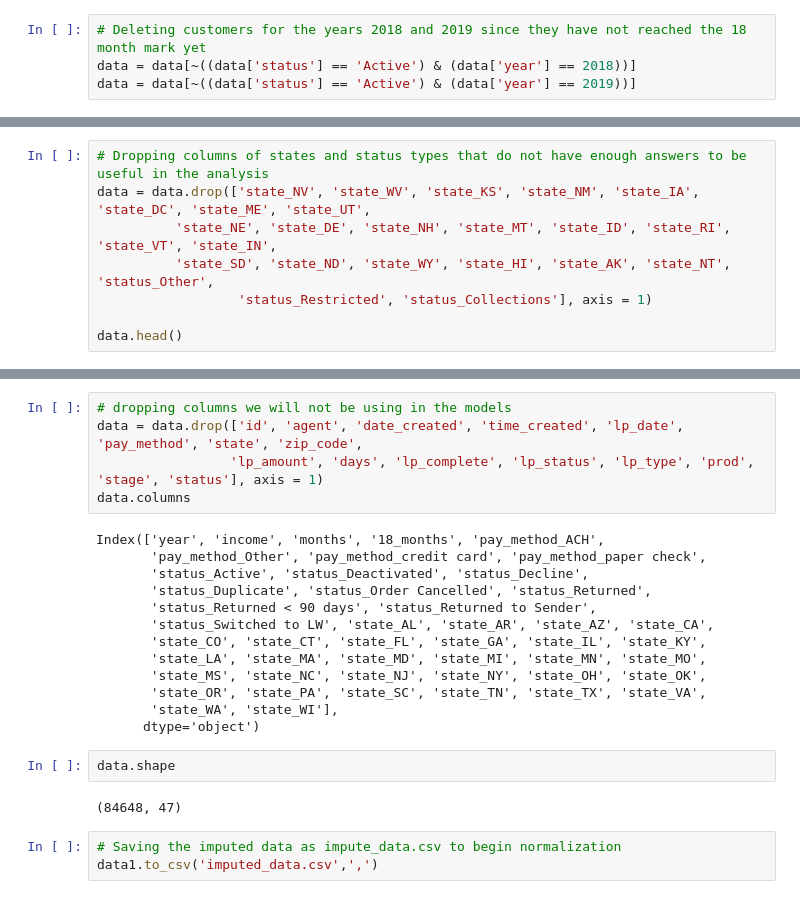
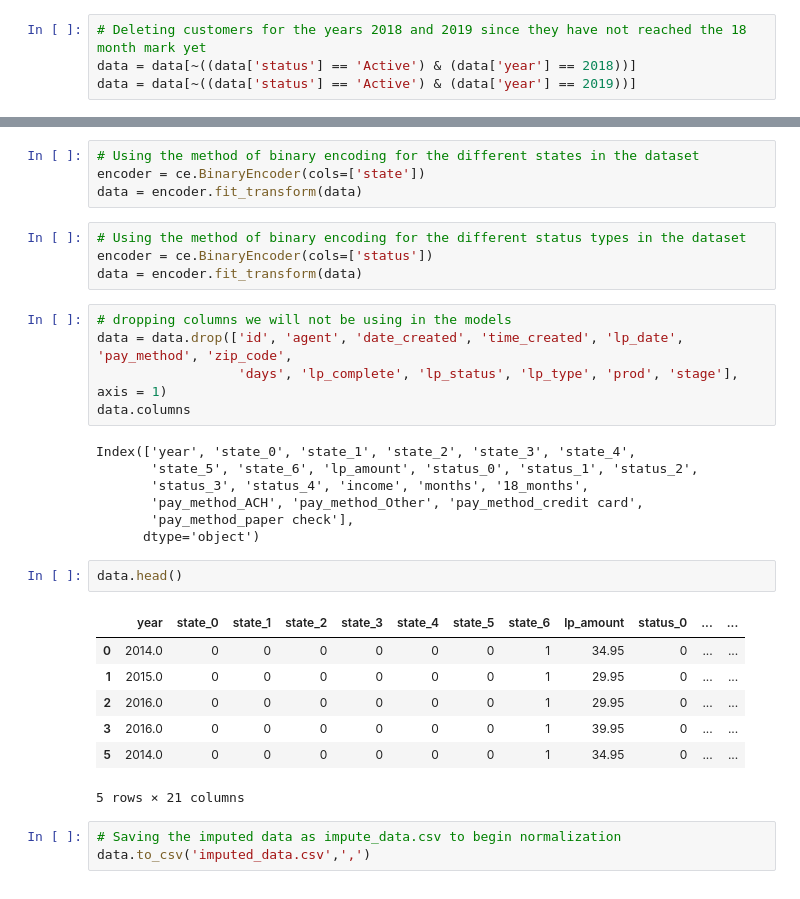
Before and after one commit to michaelnunziata/Capstone-Project, a Jupyter notebook: Imputations.ipynb, the cells around one changed output, grey strips where cells are left out. Cells and saved outputs as stored; diff of their text form.

```diff
--- a/Imputations.ipynb
+++ b/Imputations.ipynb
@@ -305,8 +256,0 @@ Name: status, dtype: int64
-# %%
-# Dropping columns of states and status types that do not have enough answers to be useful in the analysis
-data = data.drop(['state_NV', 'state_WV', 'state_KS', 'state_NM', 'state_IA', 'state_DC', 'state_ME', 'state_UT',
-          'state_NE', 'state_DE', 'state_NH', 'state_MT', 'state_ID', 'state_RI', 'state_VT', 'state_IN',
-          'state_SD', 'state_ND', 'state_WY', 'state_HI', 'state_AK', 'state_NT', 'status_Other',
-                  'status_Restricted', 'status_Collections'], axis = 1)
-
-data.head()
@@ -321,25 +257,33 @@ data.head()
+# %%
+# Using the method of binary encoding for the different states in the dataset
+encoder = ce.BinaryEncoder(cols=['state'])
+data = encoder.fit_transform(data)
+# %%
+# Using the method of binary encoding for the different status types in the dataset
+encoder = ce.BinaryEncoder(cols=['status'])
+data = encoder.fit_transform(data)
 # %%
 # dropping columns we will not be using in the models
-data = data.drop(['id', 'agent', 'date_created', 'time_created', 'lp_date', 'pay_method', 'state', 'zip_code',
-                 'lp_amount', 'days', 'lp_complete', 'lp_status', 'lp_type', 'prod', 'stage', 'status'], axis = 1)
+data = data.drop(['id', 'agent', 'date_created', 'time_created', 'lp_date', 'pay_method', 'zip_code',
+                  'days', 'lp_complete', 'lp_status', 'lp_type', 'prod', 'stage'], axis = 1)
 data.columns
 # %% [output]
-Index(['year', 'income', 'months', '18_months', 'pay_method_ACH',
-       'pay_method_Other', 'pay_method_credit card', 'pay_method_paper check',
-       'status_Active', 'status_Deactivated', 'status_Decline',
-       'status_Duplicate', 'status_Order Cancelled', 'status_Returned',
-       'status_Returned < 90 days', 'status_Returned to Sender',
-       'status_Switched to LW', 'state_AL', 'state_AR', 'state_AZ', 'state_CA',
-       'state_CO', 'state_CT', 'state_FL', 'state_GA', 'state_IL', 'state_KY',
-       'state_LA', 'state_MA', 'state_MD', 'state_MI', 'state_MN', 'state_MO',
-       'state_MS', 'state_NC', 'state_NJ', 'state_NY', 'state_OH', 'state_OK',
-       'state_OR', 'state_PA', 'state_SC', 'state_TN', 'state_TX', 'state_VA',
-       'state_WA', 'state_WI'],
+Index(['year', 'state_0', 'state_1', 'state_2', 'state_3', 'state_4',
+       'state_5', 'state_6', 'lp_amount', 'status_0', 'status_1', 'status_2',
+       'status_3', 'status_4', 'income', 'months', '18_months',
+       'pay_method_ACH', 'pay_method_Other', 'pay_method_credit card',
+       'pay_method_paper check'],
       dtype='object')
 # %%
-data.shape
+data.head()
 # %% [output]
+|  | year | state_0 | state_1 | state_2 | state_3 | state_4 | state_5 | state_6 | lp_amount | status_0 | ... | ... |
+| 0 | 2014.0 | 0 | 0 | 0 | 0 | 0 | 0 | 1 | 34.95 | 0 | ... | ... |
+| 1 | 2015.0 | 0 | 0 | 0 | 0 | 0 | 0 | 1 | 29.95 | 0 | ... | ... |
+| 2 | 2016.0 | 0 | 0 | 0 | 0 | 0 | 0 | 1 | 29.95 | 0 | ... | ... |
+| 3 | 2016.0 | 0 | 0 | 0 | 0 | 0 | 0 | 1 | 39.95 | 0 | ... | ... |
+| 5 | 2014.0 | 0 | 0 | 0 | 0 | 0 | 0 | 1 | 34.95 | 0 | ... | ... |
-(84648, 47)
+5 rows × 21 columns
 # %%
 # Saving the imputed data as impute_data.csv to begin normalization
-data1.to_csv('imputed_data.csv',',')
+data.to_csv('imputed_data.csv',',')
```
Also changed, not shown: parts of 10 cells of this notebook, 4 other files.
